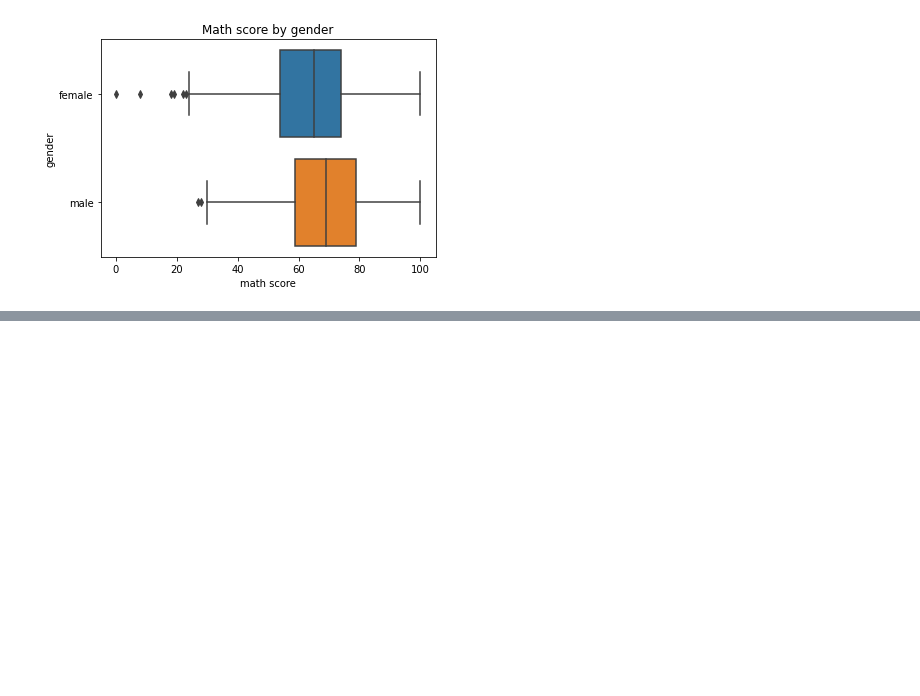
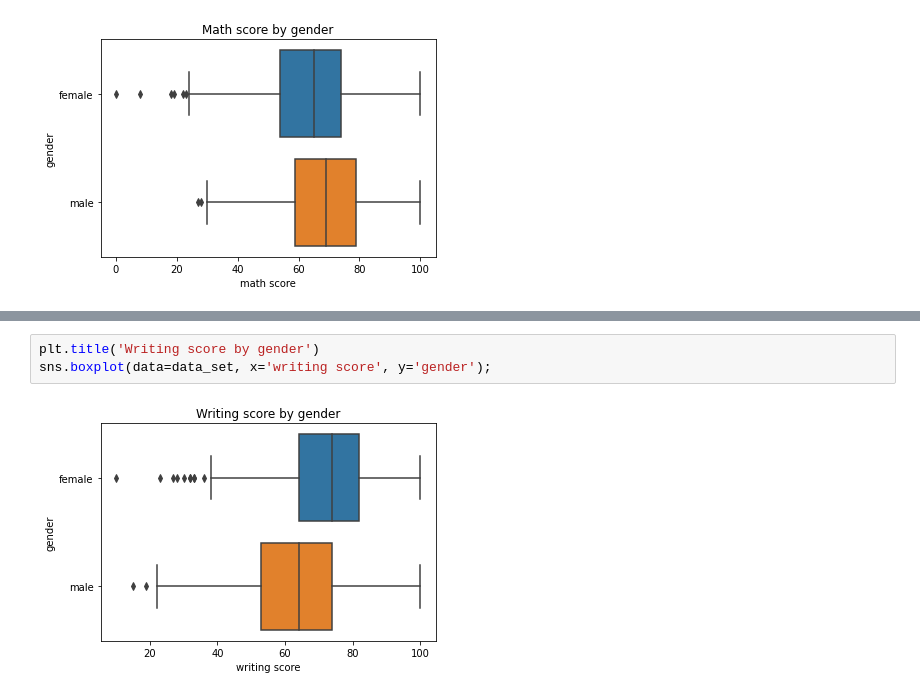
Before and after one commit to Lucas-procopio/Analysis_Cases, a Jupyter notebook: 02_Case_Education.ipynb, the cells around one changed output, grey strips where cells are left out. Saved outputs shown, nothing was run; the diff lists cells and outputs as text; blank space fills up the shorter version.

```diff
--- a/02_Case_Education.ipynb
+++ b/02_Case_Education.ipynb
@@ -140,0 +146,5 @@ sns.boxplot(data=data_set, x='math score', y='gender');
+# %%
+plt.title('Writing score by gender')
+sns.boxplot(data=data_set, x='writing score', y='gender');
+# %% [output]
+[figure, added]
```
Also changed, not shown: parts of 2 cells of this notebook.
